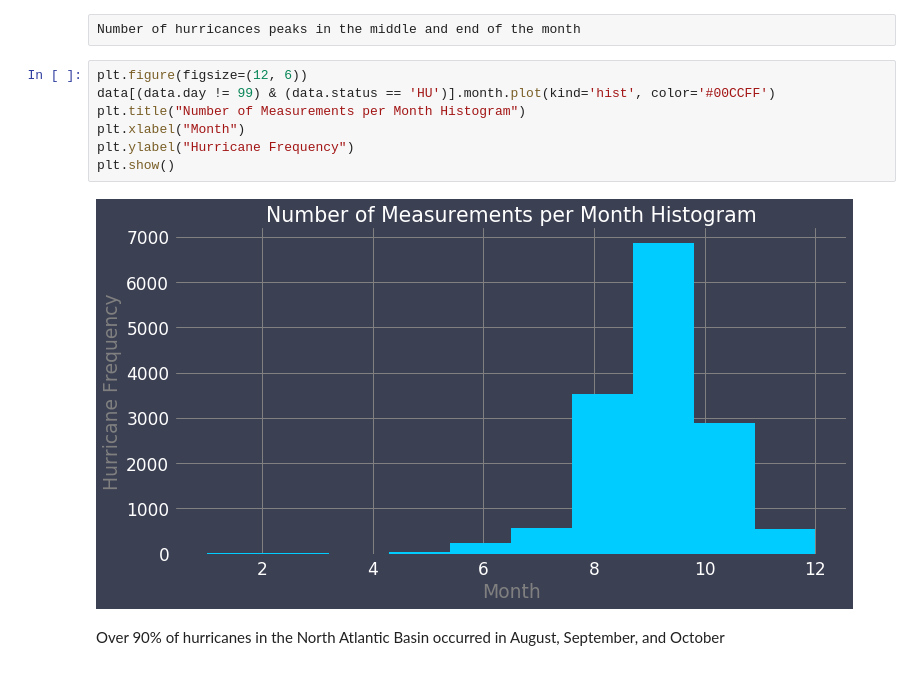
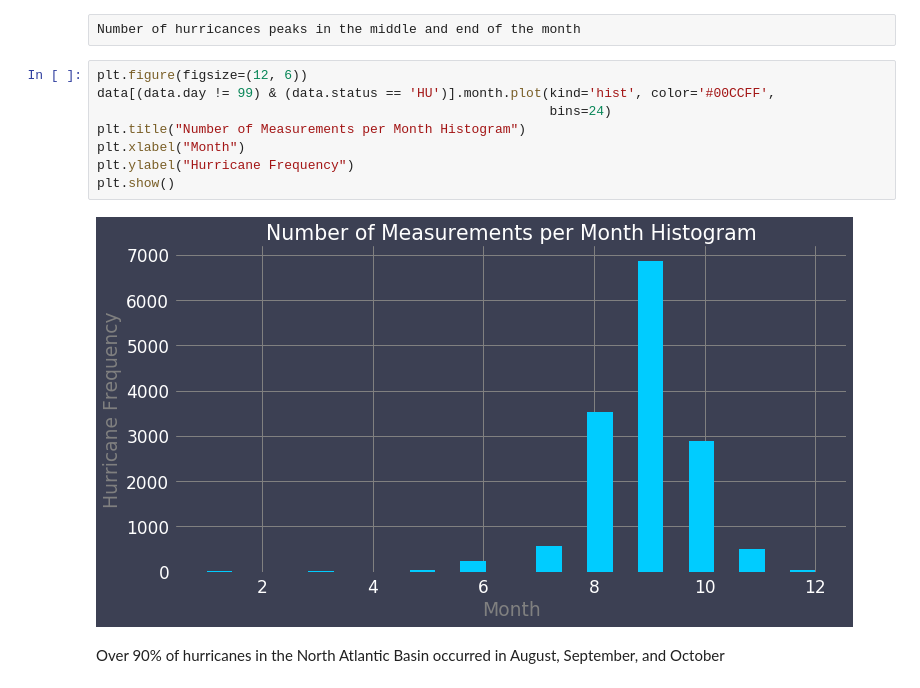
Before and after one commit to blane07/altantic-hurricane-paths, a Jupyter notebook: models/EDA_time_series.ipynb, the cells around one changed output. Drawn from its saved outputs; the diff is of its cells as text.

```diff
--- a/EDA_time_series.ipynb
+++ b/models/EDA_time_series.ipynb
@@ -173,13 +173,14 @@ plt.show()
 Number of hurricances peaks in the middle and end of the month
 # %%
 plt.figure(figsize=(12, 6))
-data[(data.day != 99) & (data.status == 'HU')].month.plot(kind='hist', color='#00CCFF')
+data[(data.day != 99) & (data.status == 'HU')].month.plot(kind='hist', color='#00CCFF',
+                                                          bins=24)
 plt.title("Number of Measurements per Month Histogram")
 plt.xlabel("Month")
 plt.ylabel("Hurricane Frequency")
 plt.show()
 # %% [output]
-[figure, old version]
+[figure, new version]
 # %% [markdown]
 Over 90% of hurricanes in the North Atlantic Basin occurred in August, September, and October
 # %%
```
Also changed, not shown: parts of 1 cell of this notebook, 1 other file.
